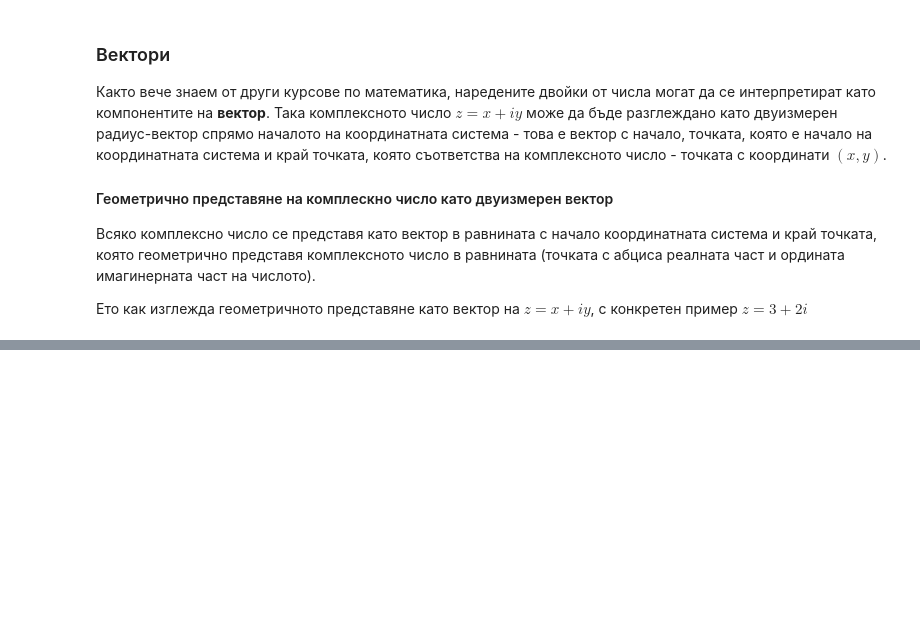
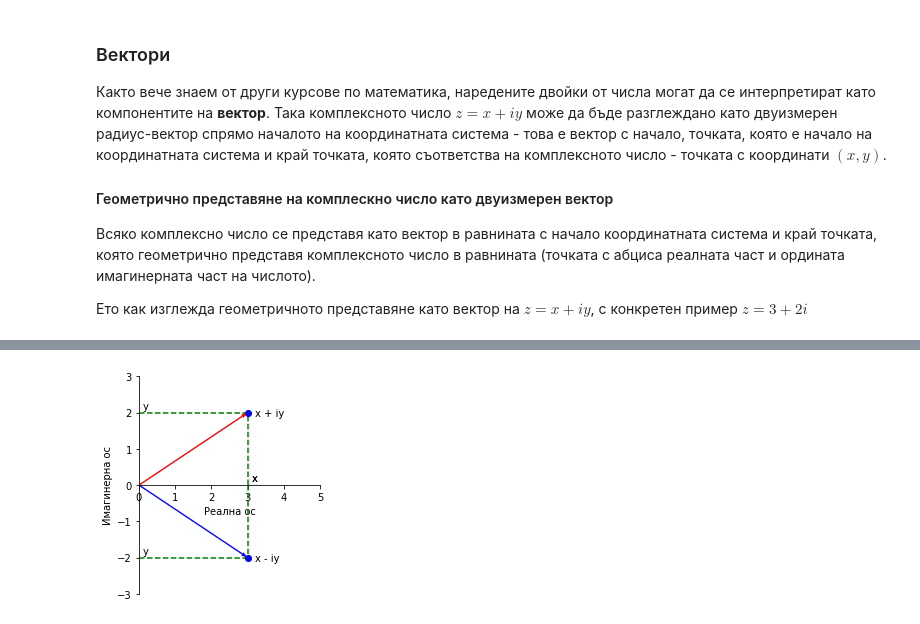
Before and after one commit to ogerassimov/ogi-teach-resources, a Jupyter notebook: ComplexNumbers/ComplexNumbers.ipynb, the cells around one changed output, grey strips where cells are left out. Saved outputs shown, nothing was run; the diff lists cells and outputs as text; code cells hidden in the pictures; blank space fills up the shorter version.

```diff
--- a/ComplexNumbers/ComplexNumbers.ipynb
+++ b/ComplexNumbers/ComplexNumbers.ipynb
@@ -872,0 +966,14 @@ plt.show()
+# %%
+z = 3+2j
+z_ = 3-2j
+
+draw_complex_plane([0, 5, -3, 3])
+draw_point(z)
+draw_point(z_)
+draw_annotation(z,'x + iy')
+draw_annotation(z_,'x - iy')
+plt.quiver(0, 0, z.real, z.imag, angles = "xy", scale_units = "xy", scale = 1, color="red")
+plt.quiver(0, 0, z_.real, z_.imag, angles = "xy", scale_units = "xy", scale = 1, color="blue")
+plt.show()
+# %% [output]
+[figure, added]
```
Also changed, not shown: parts of 7 cells of this notebook.
